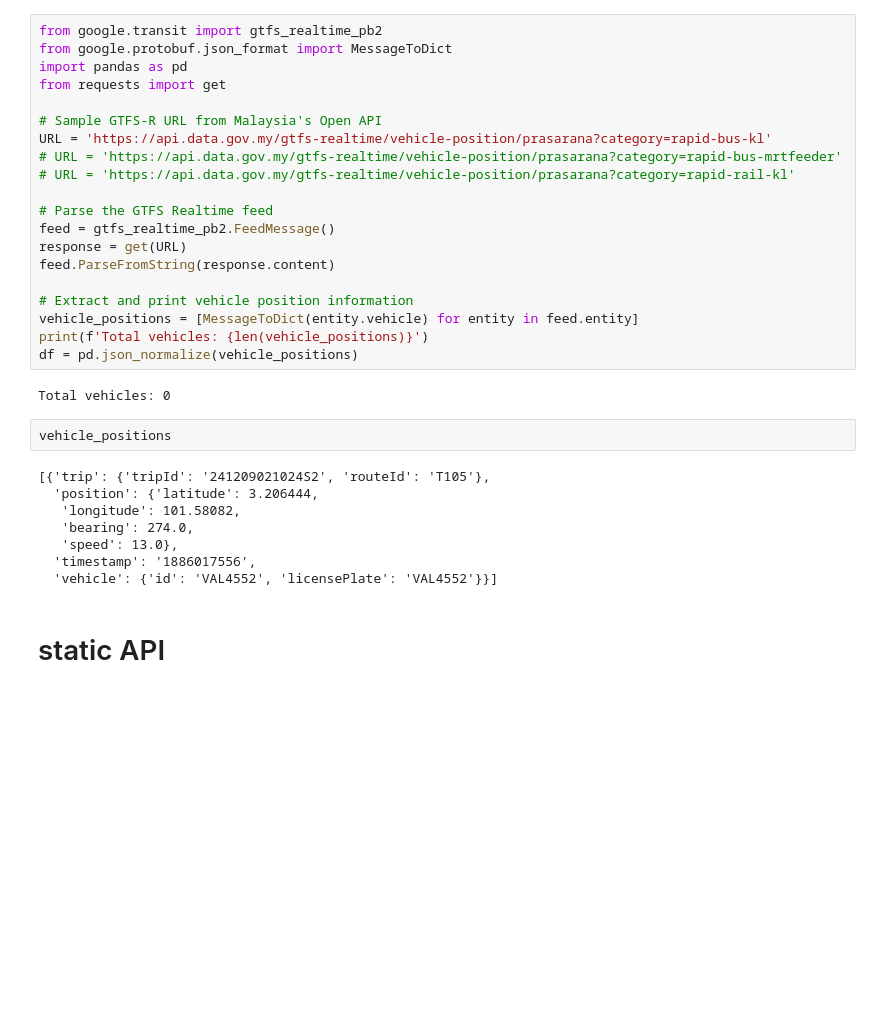
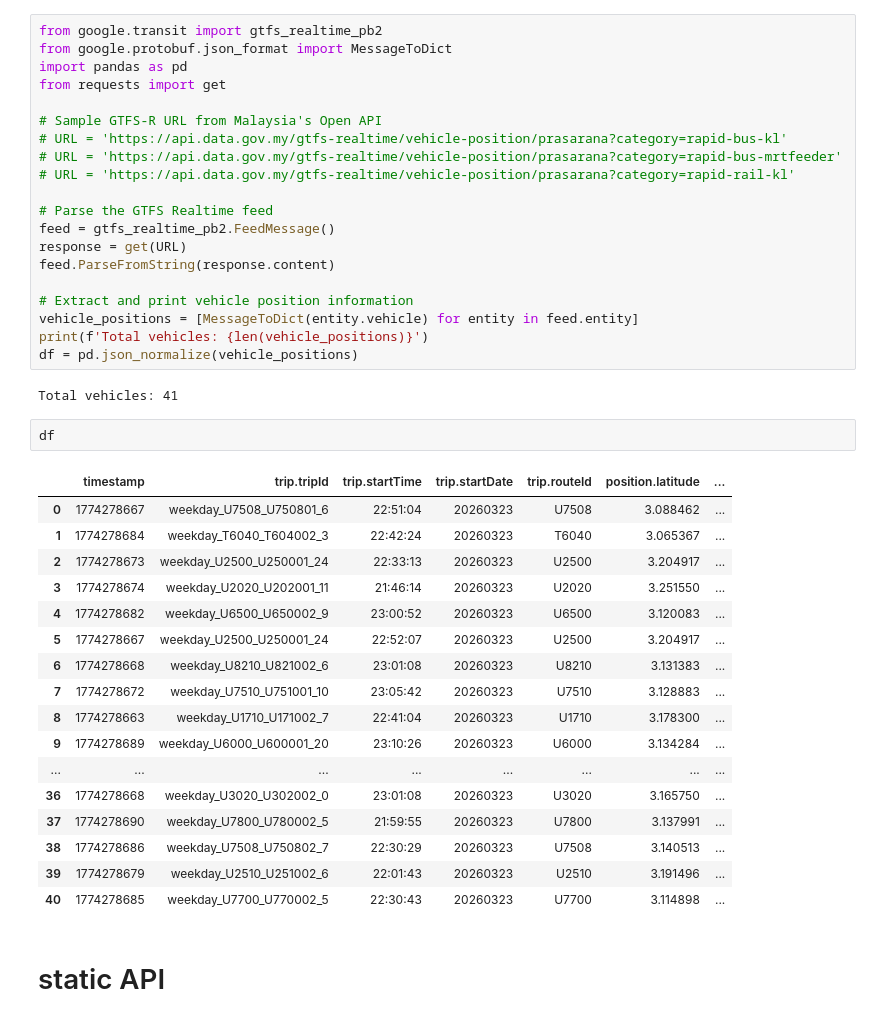
Before and after one commit to nicolenair/kl-bus-reliability-tracker, a Jupyter notebook: prototype/data-understanding.ipynb, the cells around one changed output. Drawn from its saved outputs; the diff is of its cells as text; blank space fills up the shorter version.

```diff
--- a/prototype/data-understanding.ipynb
+++ b/prototype/data-understanding.ipynb
@@ -5,7 +5,7 @@ import pandas as pd
 from requests import get
 
 # Sample GTFS-R URL from Malaysia's Open API
-URL = 'https://api.data.gov.my/gtfs-realtime/vehicle-position/prasarana?category=rapid-bus-kl'
+# URL = 'https://api.data.gov.my/gtfs-realtime/vehicle-position/prasarana?category=rapid-bus-kl'
 # URL = 'https://api.data.gov.my/gtfs-realtime/vehicle-position/prasarana?category=rapid-bus-mrtfeeder'
 # URL = 'https://api.data.gov.my/gtfs-realtime/vehicle-position/prasarana?category=rapid-rail-kl'
 
@@ -19,17 +19,27 @@ vehicle_positions = [MessageToDict(entity.vehicle) for entity in feed.entity]
 print(f'Total vehicles: {len(vehicle_positions)}')
 df = pd.json_normalize(vehicle_positions)
 # %% [output]
-Total vehicles: 0
+Total vehicles: 41
 # %%
-vehicle_positions
+df
 # %% [output]
-[{'trip': {'tripId': '241209021024S2', 'routeId': 'T105'},
-  'position': {'latitude': 3.206444,
-   'longitude': 101.58082,
-   'bearing': 274.0,
-   'speed': 13.0},
-  'timestamp': '1886017556',
-  'vehicle': {'id': 'VAL4552', 'licensePlate': 'VAL4552'}}]
+|  | timestamp | trip.tripId | trip.startTime | trip.startDate | trip.routeId | position.latitude | ... |
+| 0 | 1774278667 | weekday_U7508_U750801_6 | 22:51:04 | 20260323 | U7508 | 3.088462 | ... |
+| 1 | 1774278684 | weekday_T6040_T604002_3 | 22:42:24 | 20260323 | T6040 | 3.065367 | ... |
+| 2 | 1774278673 | weekday_U2500_U250001_24 | 22:33:13 | 20260323 | U2500 | 3.204917 | ... |
+| 3 | 1774278674 | weekday_U2020_U202001_11 | 21:46:14 | 20260323 | U2020 | 3.251550 | ... |
+| 4 | 1774278682 | weekday_U6500_U650002_9 | 23:00:52 | 20260323 | U6500 | 3.120083 | ... |
+| 5 | 1774278667 | weekday_U2500_U250001_24 | 22:52:07 | 20260323 | U2500 | 3.204917 | ... |
+| 6 | 1774278668 | weekday_U8210_U821002_6 | 23:01:08 | 20260323 | U8210 | 3.131383 | ... |
+| 7 | 1774278672 | weekday_U7510_U751001_10 | 23:05:42 | 20260323 | U7510 | 3.128883 | ... |
+| 8 | 1774278663 | weekday_U1710_U171002_7 | 22:41:04 | 20260323 | U1710 | 3.178300 | ... |
+| 9 | 1774278689 | weekday_U6000_U600001_20 | 23:10:26 | 20260323 | U6000 | 3.134284 | ... |
+| ... | ... | ... | ... | ... | ... | ... | ... |
+| 36 | 1774278668 | weekday_U3020_U302002_0 | 23:01:08 | 20260323 | U3020 | 3.165750 | ... |
+| 37 | 1774278690 | weekday_U7800_U780002_5 | 21:59:55 | 20260323 | U7800 | 3.137991 | ... |
+| 38 | 1774278686 | weekday_U7508_U750802_7 | 22:30:29 | 20260323 | U7508 | 3.140513 | ... |
+| 39 | 1774278679 | weekday_U2510_U251002_6 | 22:01:43 | 20260323 | U2510 | 3.191496 | ... |
+| 40 | 1774278685 | weekday_U7700_U770002_5 | 22:30:43 | 20260323 | U7700 | 3.114898 | ... |
 # %% [markdown]
 # static API
 # %%
```
Also changed, not shown: 1 other file.
